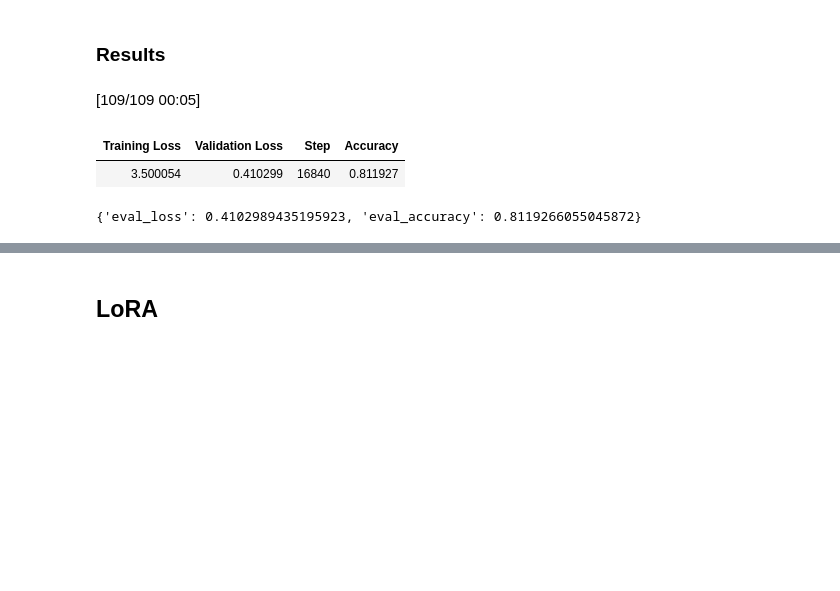
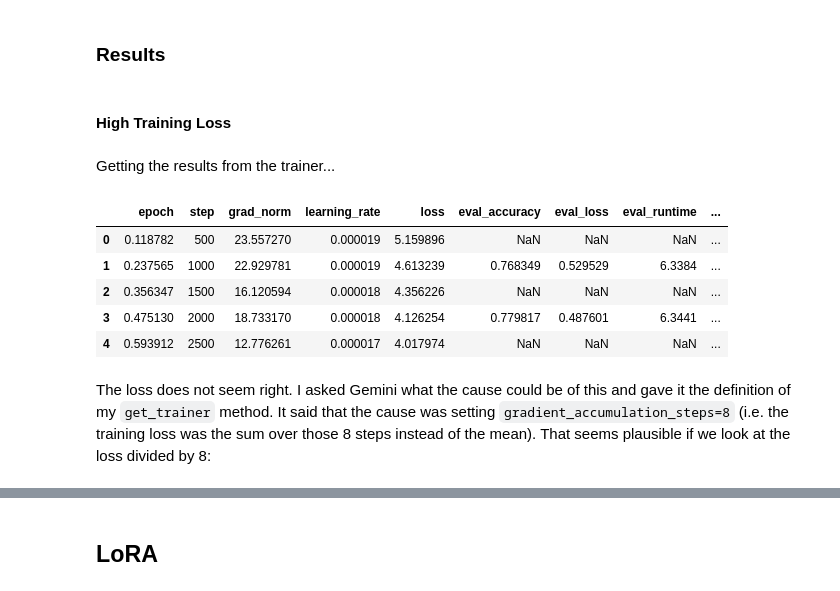
Before and after one commit to tzheng7679/cse5539_hw, a Jupyter notebook: prob_4.ipynb, the cells around one changed output, grey strips where cells are left out. Cells and saved outputs as stored; diff of their text form; code cells hidden in the pictures; blank space fills up the shorter version.

```diff
--- a/prob_4.ipynb
+++ b/prob_4.ipynb
@@ -3,7 +3,10 @@
 # %%
 import evaluate
 import pandas as pd
+import seaborn as sns
 import transformers
 from datasets import load_dataset
 from peft import LoraConfig, TaskType, get_peft_model
 from transformers.trainer_utils import EvalPrediction
+
+transformers.logging.set_verbosity_error()
@@ -85,5 +95,7 @@ data/test-00000-of-00001.parquet: downloading bytes:           |  0.00B
 # %% [markdown]
 ### Training
 # %%
-model = get_model()
+model = get_frozen_model()
+trainer = get_trainer(model, "head_tuning")
+trainer.train(resume_from_checkpoint=True)
 # %% [output]
@@ -140,9 +105,22 @@ TrainOutput(global_step=16840, training_loss=3.6894643461902463, metrics={'train
 # %% [markdown]
 ### Results
-# %%
-trainer.evaluate()
-# %% [output]
-[109/109 00:05]
-| Training Loss | Validation Loss | Step | Accuracy |
-| 3.500054 | 0.410299 | 16840 | 0.811927 |
-{'eval_loss': 0.4102989435195923, 'eval_accuracy': 0.8119266055045872}
+# %% [markdown]
+#### High Training Loss
+# %% [markdown]
+Getting the results from the trainer...
+# %%
+ht_df = (
+    pd.DataFrame(trainer.state.log_history)
+    .groupby(["epoch", "step"], as_index=False)
+    .first()
+)  # group since the training and eval measurements are contained in separate entries
+ht_df.head()
+# %% [output]
+|  | epoch | step | grad_norm | learning_rate | loss | eval_accuracy | eval_loss | eval_runtime | ... |
+| 0 | 0.118782 | 500 | 23.557270 | 0.000019 | 5.159896 | NaN | NaN | NaN | ... |
+| 1 | 0.237565 | 1000 | 22.929781 | 0.000019 | 4.613239 | 0.768349 | 0.529529 | 6.3384 | ... |
+| 2 | 0.356347 | 1500 | 16.120594 | 0.000018 | 4.356226 | NaN | NaN | NaN | ... |
+| 3 | 0.475130 | 2000 | 18.733170 | 0.000018 | 4.126254 | 0.779817 | 0.487601 | 6.3441 | ... |
+| 4 | 0.593912 | 2500 | 12.776261 | 0.000017 | 4.017974 | NaN | NaN | NaN | ... |
+# %% [markdown]
+The loss does not seem right. I asked Gemini what the cause could be of this and gave it the definition of my `get_trainer` method. It said that the cause was setting `gradient_accumulation_steps=8` (i.e. the training loss was the sum over those 8 steps instead of the mean). That seems plausible if we look at the loss divided by 8:
```
Also changed, not shown: parts of 31 cells of this notebook, 2 other files.
